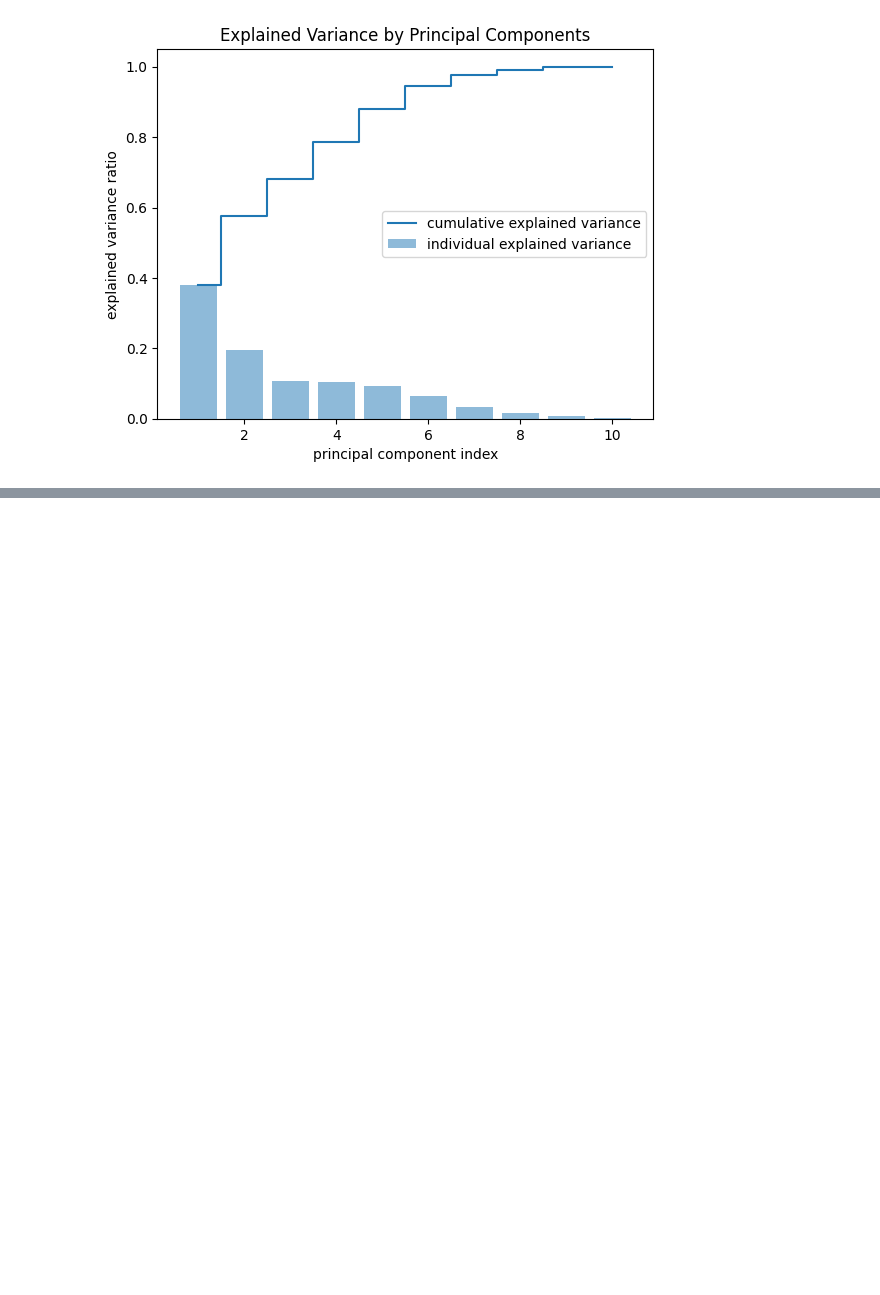
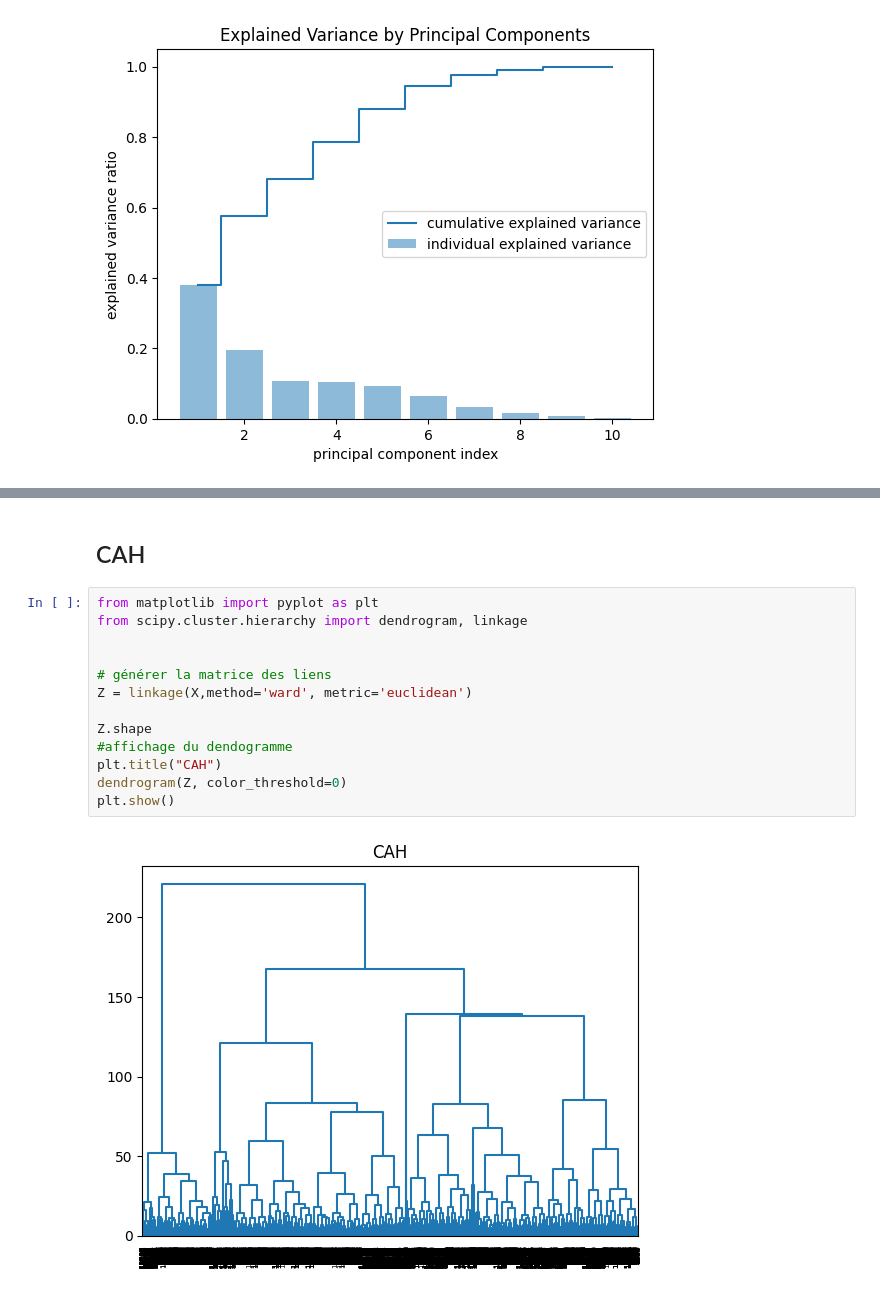
Before and after one commit to Ramyrahmeni/DataMining, a Jupyter notebook: UnsupervisedLearning.ipynb, the cells around one changed output, grey strips where cells are left out. Drawn from its saved outputs; the diff is of its cells as text; blank space fills up the shorter version.

```diff
--- a/UnsupervisedLearning.ipynb
+++ b/UnsupervisedLearning.ipynb
@@ -186,0 +252,17 @@ plt.show()
+# %% [markdown]
+## CAH
+# %%
+from matplotlib import pyplot as plt
+from scipy.cluster.hierarchy import dendrogram, linkage
+
+
+# générer la matrice des liens
+Z = linkage(X,method='ward', metric='euclidean')
+
+Z.shape
+#affichage du dendogramme
+plt.title("CAH")
+dendrogram(Z, color_threshold=0)
+plt.show()
+# %% [output]
+[figure, added]
```
Also changed, not shown: parts of 15 cells of this notebook.
